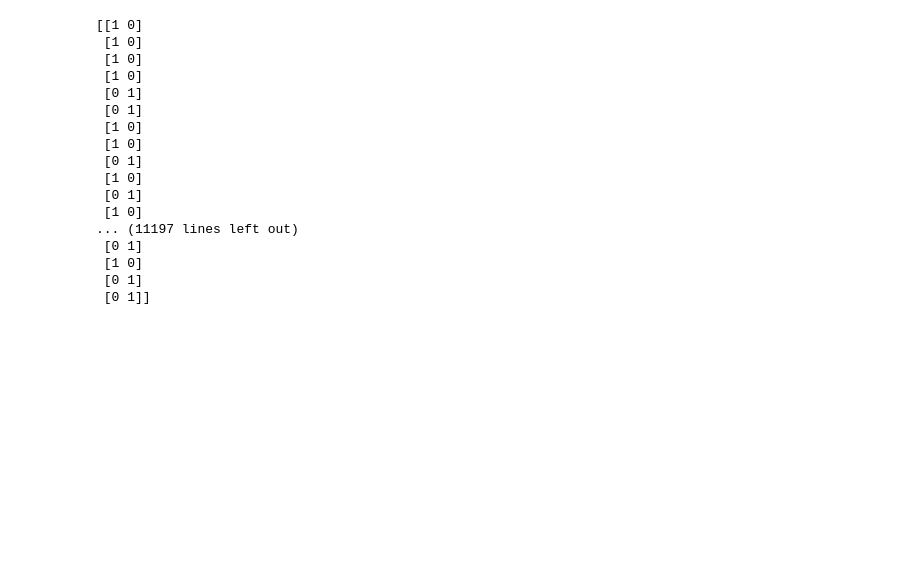
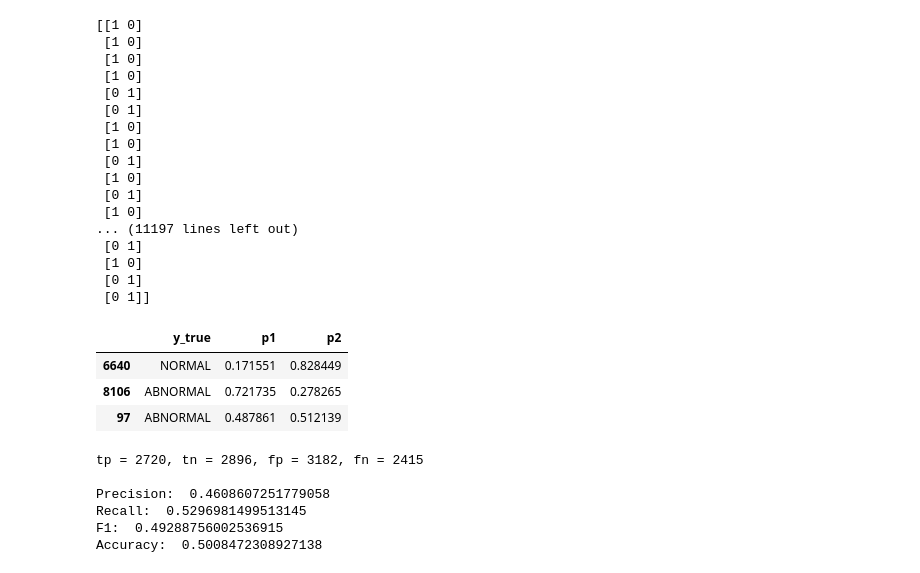
Before and after one commit to liyu10000/pneumoconiosis, a Jupyter notebook: models/cnn8_InceptionV3/binary_model_train.ipynb, the cells around one changed output. Cells and saved outputs as stored; diff of their text form; code cells hidden in the pictures; blank space fills up the shorter version.

Commit message:
added test, result not good, like random prediction

```diff
--- a/models/cnn8_InceptionV3/binary_model_train.ipynb
+++ b/models/cnn8_InceptionV3/binary_model_train.ipynb
@@ -244,3 +244,41 @@ with open("test_prediction.csv", "w") as f:
     csv_writer.writerow(["filename", "y_true", "y_pred", "p1", "p2"])
     for r in results:
         csv_writer.writerow(r)
+# %%
+import pandas as pd
+
+df_pred = pd.read_csv("test_prediction.csv")
+df_pred.sample(3)
+# %% [output]
+|  | y_true | p1 | p2 |
+| 6640 | NORMAL | 0.171551 | 0.828449 |
+| 8106 | ABNORMAL | 0.721735 | 0.278265 |
+| 97 | ABNORMAL | 0.487861 | 0.512139 |
+# %%
+# binary classification
+
+tp, tn, fp, fn = 0, 0, 0, 0
+thres = 0.5  # threshold to determine if was a valid prediction
+
+tp = df_pred[(df_pred.y_true == "ABNORMAL") & (df_pred.p2 > thres)].shape[0]
+tn = df_pred[(df_pred.y_true == "NORMAL") & (df_pred.p1 > thres)].shape[0]
+fp = df_pred[(df_pred.y_true == "NORMAL") & (df_pred.p2 > thres)].shape[0]
+fn = df_pred[(df_pred.y_true == "ABNORMAL") & (df_pred.p1 > thres)].shape[0]
+
+print("tp = {}, tn = {}, fp = {}, fn = {}\n".format(tp, tn, fp, fn))
+
+precision = tp / (tp + fp)
+recall = tp / (tp + fn)
+f1 = 2 * precision * recall / (precision + recall)
+accuracy = (tp + tn) / (tp + tn + fp + fn)
+print("Precision: ", precision)
+print("Recall: ", recall)
+print("F1: ", f1)
+print("Accuracy: ", accuracy)
+# %% [output]
+tp = 2720, tn = 2896, fp = 3182, fn = 2415
+
+Precision:  0.4608607251779058
+Recall:  0.5296981499513145
+F1:  0.49288756002536915
+Accuracy:  0.5008472308927138
```
Also changed, not shown: 1 other file.
